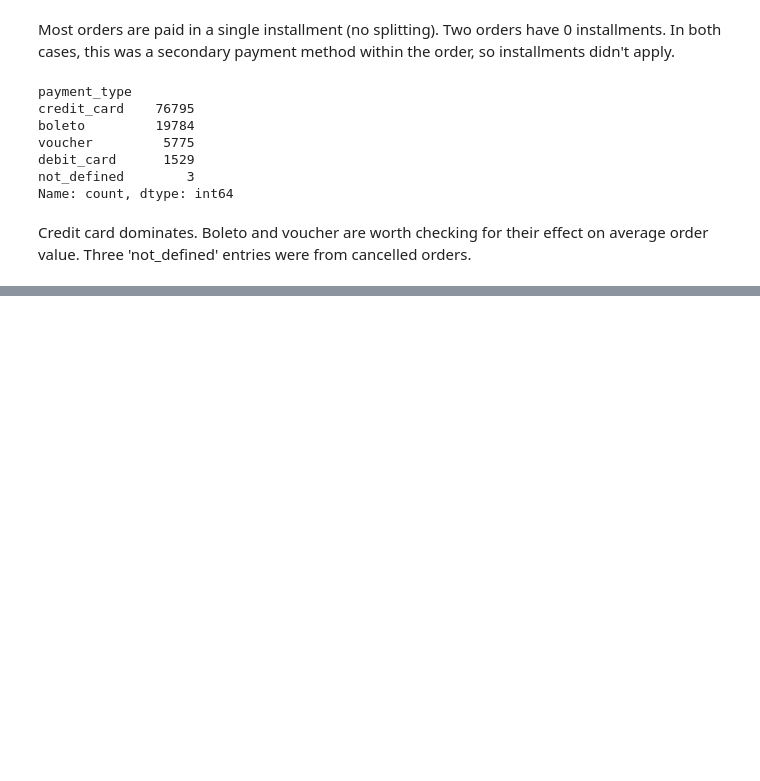
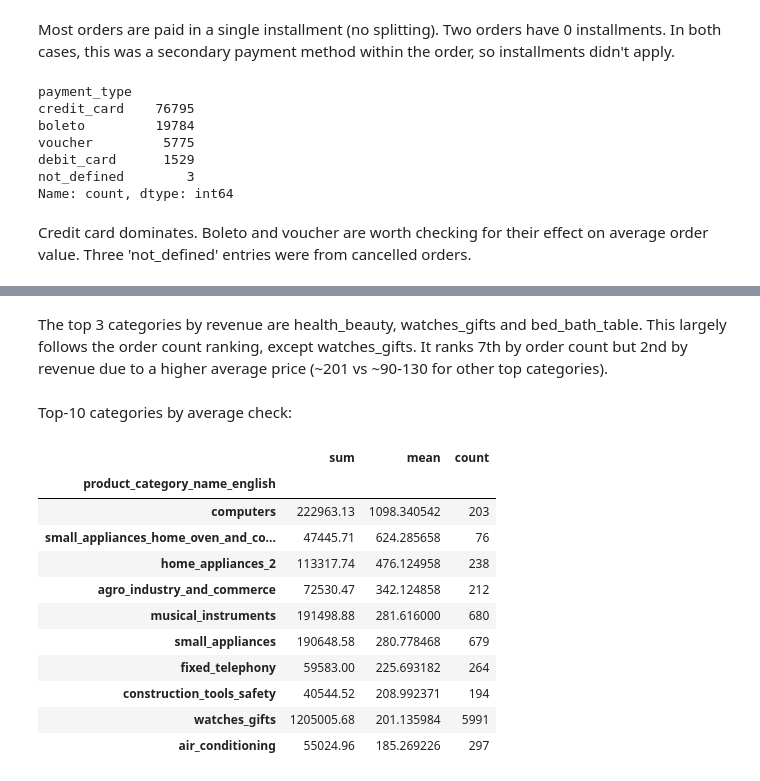
Before and after one commit to norriddx/ecommerce-orders-analysis, a Jupyter notebook: notebooks/eda.ipynb, the cells around one changed output, grey strips where cells are left out. Cells and saved outputs as stored; diff of their text form; code cells hidden in the pictures; blank space fills up the shorter version.

```diff
--- a/notebooks/eda.ipynb
+++ b/notebooks/eda.ipynb
@@ -406,0 +429,20 @@ Credit card dominates. Boleto and voucher are worth checking for their effect on
+# %% [markdown]
+The top 3 categories by revenue are health_beauty, watches_gifts and bed_bath_table. This largely follows the order count ranking, except watches_gifts. It ranks 7th by order count but 2nd by revenue due to a higher average price (~201 vs ~90-130 for other top categories).
+# %% [markdown]
+Top-10 categories by average check:
+# %%
+top_by_mean = items_products.groupby('product_category_name_english')['price'].agg(['sum', 'mean', 'count']).sort_values(by='mean', ascending=False).head(10)
+top_by_mean
+# %% [output]
+|  | sum | mean | count |
+| product_category_name_english |  |  |  |
+| computers | 222963.13 | 1098.340542 | 203 |
+| small_appliances_home_oven_and_co... | 47445.71 | 624.285658 | 76 |
+| home_appliances_2 | 113317.74 | 476.124958 | 238 |
+| agro_industry_and_commerce | 72530.47 | 342.124858 | 212 |
+| musical_instruments | 191498.88 | 281.616000 | 680 |
+| small_appliances | 190648.58 | 280.778468 | 679 |
+| fixed_telephony | 59583.00 | 225.693182 | 264 |
+| construction_tools_safety | 40544.52 | 208.992371 | 194 |
+| watches_gifts | 1205005.68 | 201.135984 | 5991 |
+| air_conditioning | 55024.96 | 185.269226 | 297 |
```
Also changed, not shown: parts of 10 cells of this notebook.
